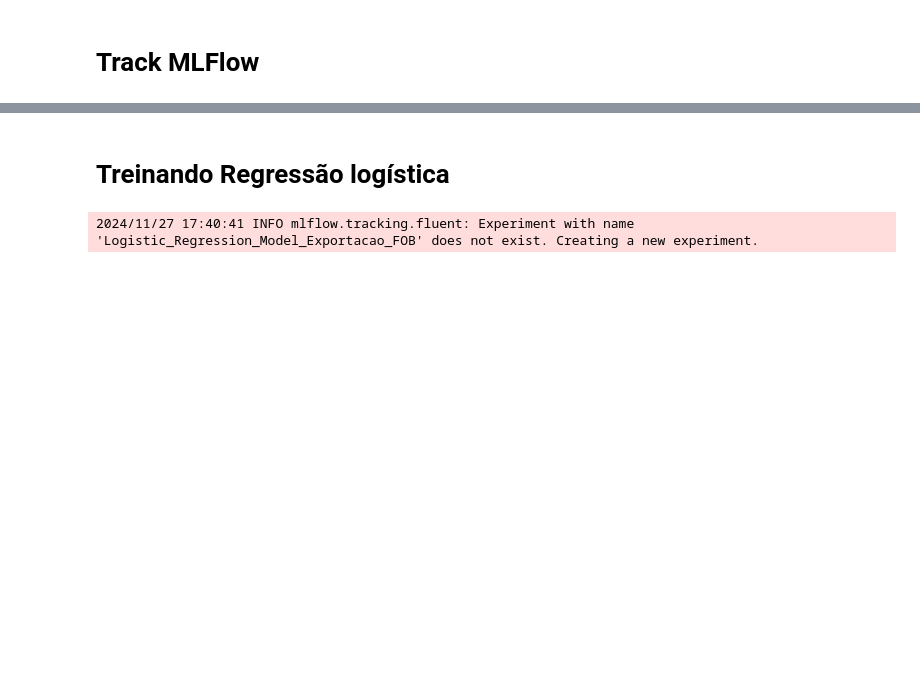
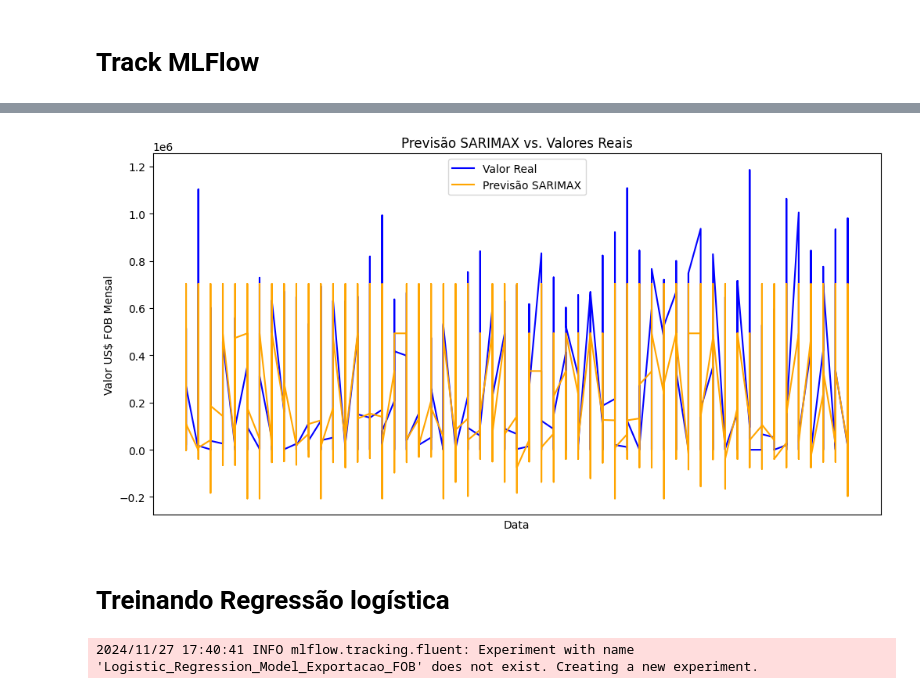
Before and after one commit to jgoulartf/analise_exportacoes_rn, a Jupyter notebook: src/notebooks/modeling/experiments/logistic_regression/01_logistic_regression.ipynb, the cells around one changed output, grey strips where cells are left out. Drawn from its saved outputs; the diff is of its cells as text; code cells hidden in the pictures; blank space fills up the shorter version.

Commit message:
feat: exemplo com mlflow

```diff
--- a/src/notebooks/modeling/experiments/logistic_regression/01_logistic_regression.ipynb
+++ b/src/notebooks/modeling/experiments/logistic_regression/01_logistic_regression.ipynb
@@ -16,4 +36,6 @@ df_mes_outubro.head()
 # %%
+# Exemplo de pipeline
+from sklearn.pipeline import Pipeline
 from sklearn.base import BaseEstimator, TransformerMixin
 import pandas as pd
 
@@ -29,7 +51,7 @@ class CondensaValorFOB(BaseEstimator, TransformerMixin):
         X['Data'] = pd.to_datetime(X['Data'], errors='coerce')  # Força conversão para datetime
 
         # Condensar por mês
-        X['Data'] = X['Data'].dt.to_period('M')
+        #X['Data'] = X['Data'].dt.to_period('M')
         df_mes = X.groupby(['Data', 'Código SH6'])['Valor US$ FOB'].sum().reset_index()
         df_mes.rename(columns={'Valor US$ FOB': 'Valor US$ FOB Mensal'}, inplace=True)
 
@@ -40,20 +62,13 @@ class CondensaValorFOB(BaseEstimator, TransformerMixin):
 
         # Combinar os dataframes condensados com os dados originais
         # Realizar o merge para garantir que as colunas sejam mantidas
-        df_mes = pd.merge(X[['Código SH6', 'Data']], df_mes, on=['Código SH6', 'Data'], how='left')
+        df_mes = pd.merge(X[['Código SH6', 'Data', 'Código SH4', 'Via', 'URF', 'Código NCM']], df_mes, on=['Código SH6', 'Data'], how='left')
         df_ano = pd.merge(X[['Código SH6', 'Ano']], df_ano, on=['Código SH6', 'Ano'], how='left')
 
         return df_mes, df_ano
 
-# Exemplo de pipeline
-from sklearn.pipeline import Pipeline
 
 # Criar o pipeline de pré-processamento
 pipeline = Pipeline([
     ('condensacao_fob', CondensaValorFOB())  # Etapa de condensação dos valores FOB
 ])
-
-# Exemplo de dataset
-df_fob_mensal_condesado, df_fob_anual_condesado = pipeline.fit_transform(df_mes_inicial)
-df_outubro_mensal_condesado, df_outubro_anual_condesado = pipeline.fit_transform(df_mes_outubro)
-df_outubro_mensal_condesado
@@ -192,0 +205,77 @@ mlflow.set_tracking_uri("http://localhost:8080")
+# %%
+import numpy as np
+import pandas as pd
+from sklearn.model_selection import train_test_split
+from statsmodels.tsa.statespace.sarimax import SARIMAX
+from sklearn.metrics import mean_absolute_error, mean_squared_error
+import matplotlib.pyplot as plt
+
+# Garantir que a coluna "Data" esteja no formato datetime
+df_mes_encoded['Data'] = pd.to_datetime(df_mes_encoded['Data'])
+
+# Ordenar o dataset por data, caso não esteja
+df = df_mes_encoded.sort_values(by='Data')
+
+# Reduzir o tamanho do dataset para testes rápidos (por exemplo, 10% do total)
+#df = df.sample(frac=0.3, random_state=42)  # Usando 10% do dataset original
+
+# Definir a proporção do dataset para teste (ex.: 80% treino, 20% teste)
+train_size = int(len(df) * 0.8)
+
+# Divisão em treino e teste
+df_train = df.iloc[:train_size]
+df_test = df.iloc[train_size:]
+
+# Separar variáveis independentes (X) e dependente (y)
+X_train = df_train[['Data', 'Código SH6']]
+y_train = df_train['Valor US$ FOB Mensal']
+
+X_test = df_test[['Data', 'Código SH6']]
+y_test = df_test['Valor US$ FOB Mensal']
+
+# Garantir que o índice seja a Data para séries temporais
+df_train.set_index('Data', inplace=True)
+df_test.set_index('Data', inplace=True)
+
+# Codificar a variável categórica "Código SH6"
+X_train_encoded = pd.get_dummies(df_train['Código SH6'], drop_first=True).astype(int)
+X_test_encoded = pd.get_dummies(df_test['Código SH6'], drop_first=True).astype(int)
+
+# Garantir que as colunas sejam consistentes entre treino e teste
+X_test_encoded = X_test_encoded.reindex(columns=X_train_encoded.columns, fill_value=0)
+
+# Reduzir a complexidade do modelo (usar ordens menores para acelerar o treinamento)
+model = SARIMAX(
+    df_train['Valor US$ FOB Mensal'],  # Série temporal a ser prevista
+    exog=X_train_encoded,             # Variáveis exógenas no treino
+    order=(0, 1, 0),                  # Menor ordem para acelerar o treinamento (ARIMA)
+    seasonal_order=(0, 0, 0, 12)      # Sem sazonalidade para acelerar
+)
+
+results = model.fit()
+
+# Fazer previsões no conjunto de teste
+forecast = results.forecast(
+    steps=len(df_test),
+    exog=X_test_encoded  # Variáveis exógenas no teste
+)
+
+# Avaliar o modelo
+mae = mean_absolute_error(df_test['Valor US$ FOB Mensal'], forecast)
+mse = mean_squared_error(df_test['Valor US$ FOB Mensal'], forecast)
+rmse = np.sqrt(mse)
+
+print("Métricas de Avaliação:")
+print(f"MAE: {mae:.2f}")
+print(f"RMSE: {rmse:.2f}")
+
+# Visualizar resultados
+plt.figure(figsize=(12, 6))
+plt.plot(df_test.index, df_test['Valor US$ FOB Mensal'], label="Valor Real", color='blue')
+plt.plot(df_test.index, forecast, label="Previsão SARIMAX", color='orange')
+plt.xlabel("Data")
+plt.ylabel("Valor US$ FOB Mensal")
+plt.title("Previsão SARIMAX vs. Valores Reais")
+plt.legend()
+plt.show()
+# %% [output]
@@ -193,3 +285,4 @@ mlflow.set_tracking_uri("http://localhost:8080")
+[figure, added]
 # %% [markdown]
 # Treinando Regressão logística
 # %%
```
Also changed, not shown: parts of 8 cells of this notebook, 2 other files.
